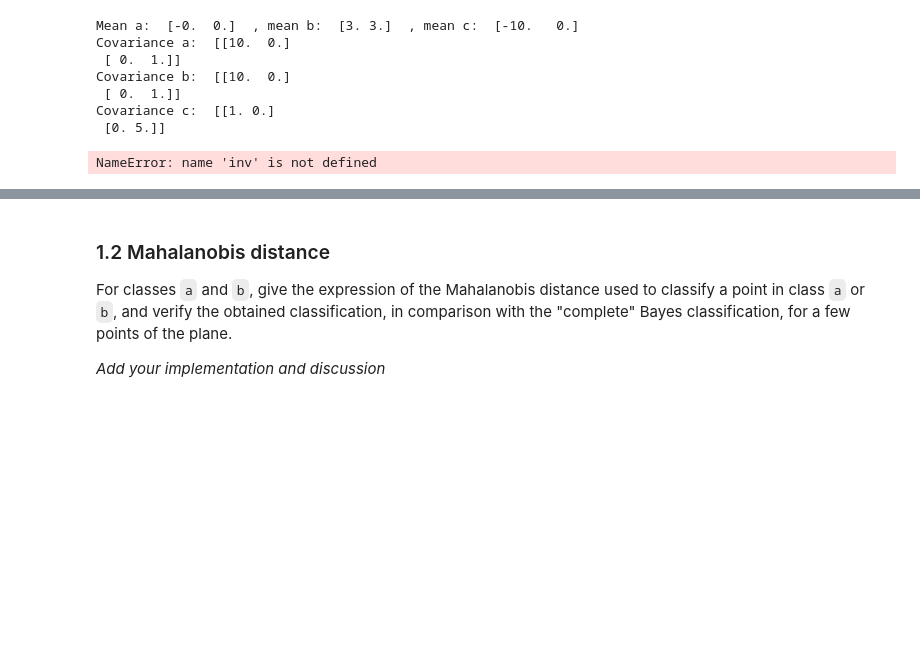
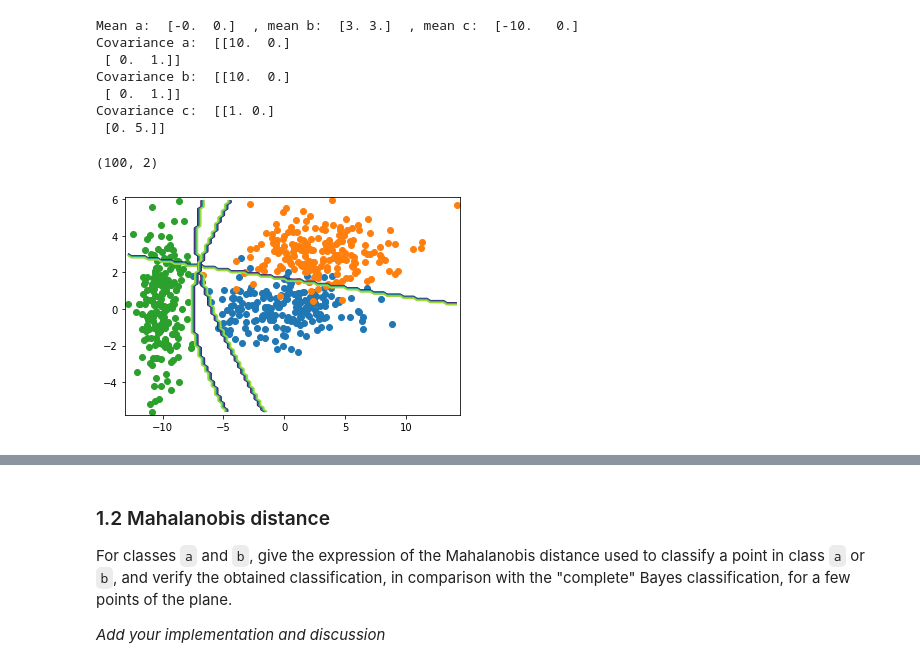
Before and after one commit to Jiang15/Image_analysis_and_pattern-recognition, a Jupyter notebook: Lab 3/lab_03_classification.ipynb, the cells around one changed output, grey strips where cells are left out. Drawn from its saved outputs; the diff is of its cells as text; code cells hidden in the pictures; blank space fills up the shorter version.

```diff
--- a/Lab 3/lab_03_classification.ipynb
+++ b/Lab 3/lab_03_classification.ipynb
@@ -110,6 +110,7 @@ Covariance c:  [[1. 0.]
 # since distributions looks gaussian we can use formula of pg 12
 # a and b are similar (same covariance)
 # Discriminant fn
+from numpy.linalg import inv
 def discriminant_fn(x, cov, mean):
     P_w = 1/3
     return ((-1/2) * x.T @ inv(cov) @ x) + ((1/2) * x.T @ inv(cov) @ mean) - ((1/2) * mean.T @ inv(cov) @ mean) + ((1/2) * mean.T @ inv(cov) @ x) + np.log(P_w)
@@ -131,17 +132,56 @@ max_y = np.max(data[1])
 min_y = np.min(data[1])
 xs, ys = np.meshgrid(np.linspace(min_x, max_x, 10), np.linspace(min_y, max_y, 10)) #TODO: bigger 300 x 300?
 points = np.array([xs.ravel(), ys.ravel()]).T
+print(points.shape)
 
-for x in points:
+
+# for x in points:
     #general case
-    ab = discriminant_fn_same_cov(x, covariance_a, mean_a) - discriminant_fn_same_cov(x, covariance_b, mean_b)
-    bc = discriminant_fn(x, covariance_b, mean_b) - discriminant_fn(x, covariance_c, mean_c)
-    ca = discriminant_fn(x, covariance_c, mean_c) - discriminant_fn(x, covariance_a, mean_a)
-
+#     ab = discriminant_fn_same_cov(a, a.dot(a.T), np.mean(a,1))- discriminant_fn_same_cov(x, covariance_b, mean_b)
+#     bc = discriminant_fn(x, covariance_b, mean_b) - discriminant_fn(x, covariance_c, mean_c)
+#     ca = discriminant_fn(x, covariance_c, mean_c) - discriminant_fn(x, covariance_a, mean_a)
     #TODO: find a way to visualize it
-
-    print(ab, bc, ca)
-
 #TODO: plot
 # %% [output]
-NameError: name 'inv' is not defined
+(100, 2)
+# %%
+def discriminant_fn_same_cov(x, cov, mean):
+    P_w = 1/3
+    w_i = inv(cov) @ mean
+    w_i0 = np.log(P_w) - ((1/2) * mean.T @ inv(cov) @ mean)
+    return w_i.T @ x + w_i0 #1x2
+
+def discriminant_fn(x, cov, mean):
+    P_w = 1/3
+    return ((-1/2) * x.T @ inv(cov) @ x) + ((1/2) * x.T @ inv(cov) @ mean) - ((1/2) * mean.T @ inv(cov) @ mean) + ((1/2) * mean.T @ inv(cov) @ x) + np.log(P_w)
+
+N = 100 # Number of points in grid
+xs, ys = np.meshgrid(np.linspace(min_x, max_x, N), np.linspace(min_y, max_y, N)) #TODO: bigger 300 x 300?
+points = np.array([xs.ravel(), ys.ravel()]).T
+AB = []
+BC = []
+CA = []
+for x in points:
+    ab = discriminant_fn_same_cov(x, covariance_a, mean_a)- discriminant_fn_same_cov(x, covariance_b, mean_b)
+    bc = discriminant_fn(x, covariance_b, mean_b) - discriminant_fn(x, covariance_c, mean_c)
+    ca = discriminant_fn(x, covariance_c, mean_c) - discriminant_fn(x, covariance_a, mean_a)
+    AB.append(ab)
+    BC.append(bc)
+    CA.append(ca)
+AB = np.array(AB)
+BC = np.array(BC)
+CA = np.array(CA)
+
+# plt.scatter(c[:,0],c[:,1])
+AB[AB>=0] = 1
+AB[AB<0] = 0
+BC[BC>=0] = 1
+BC[BC<0] = 0
+CA[CA>=0] = 1
+CA[CA<0] = 0
+
+AB = AB.reshape(N,N)
+BC = BC.reshape(N,N)
+CA = CA.reshape(N,N)
+# %% [output]
+[figure, added]
```
Also changed, not shown: parts of 1 cell of this notebook.
